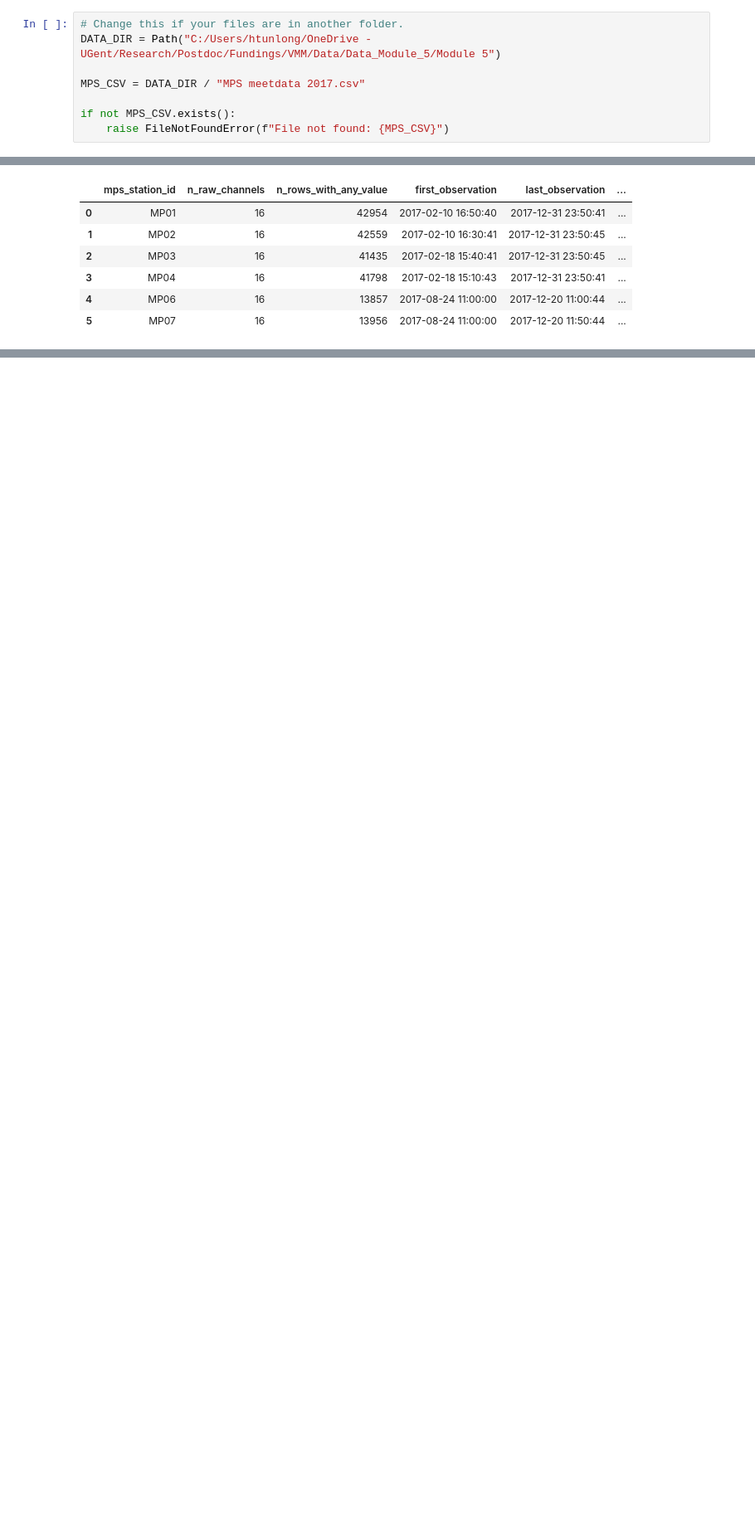
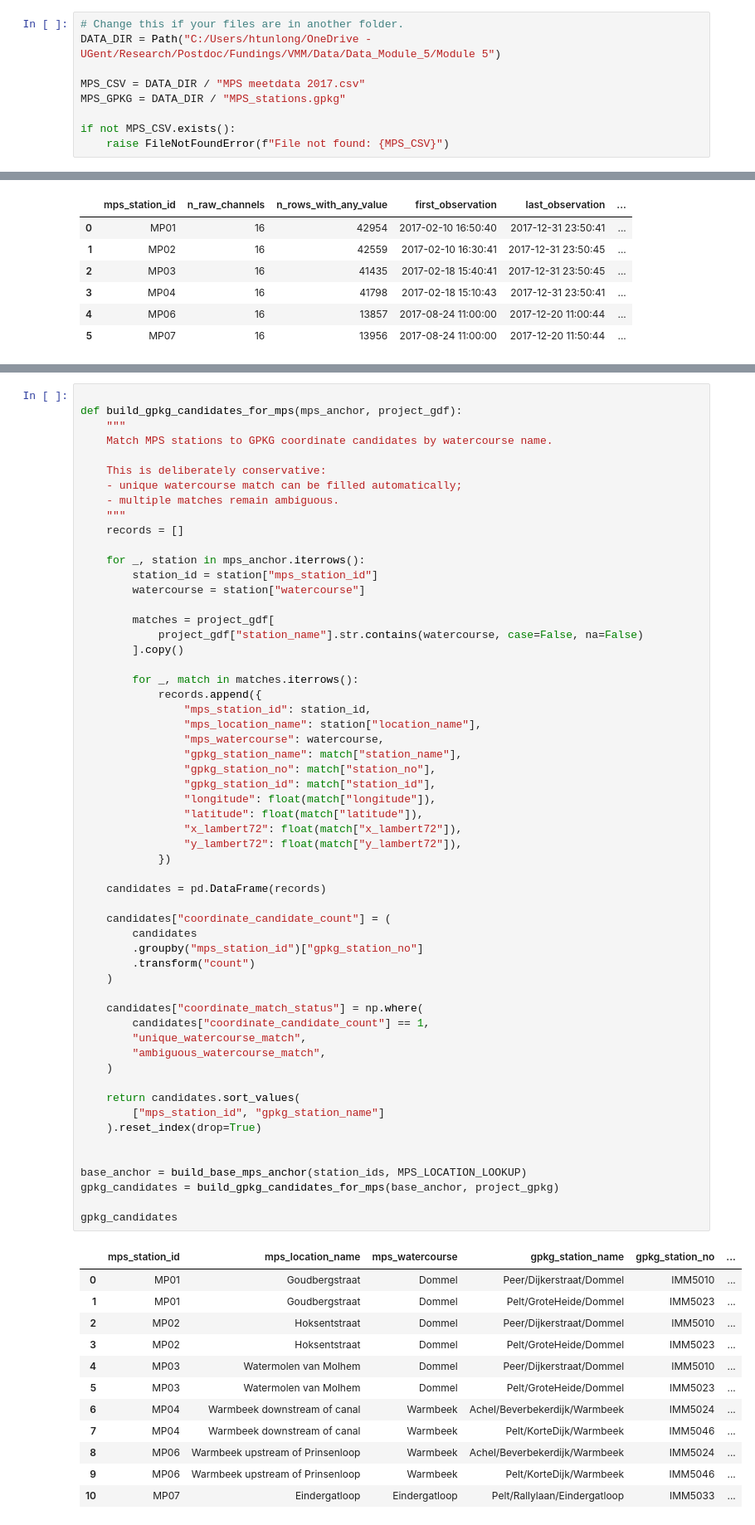
Before and after one commit to longhotuan/DT, a Jupyter notebook: MPS_based_spatial_analysis.ipynb, the cells around one changed output, grey strips where cells are left out. Shown at 83% size. Saved outputs shown, nothing was run; the diff lists cells and outputs as text; blank space fills up the shorter version.

```diff
--- a/MPS_based_spatial_analysis.ipynb
+++ b/MPS_based_spatial_analysis.ipynb
@@ -10,6 +11,7 @@ import pandas as pd
 DATA_DIR = Path("C:/Users/htunlong/OneDrive - UGent/Research/Postdoc/Fundings/VMM/Data/Data_Module_5/Module 5")
 
 MPS_CSV = DATA_DIR / "MPS meetdata 2017.csv"
+MPS_GPKG = DATA_DIR / "MPS_stations.gpkg"
 
 if not MPS_CSV.exists():
     raise FileNotFoundError(f"File not found: {MPS_CSV}")
@@ -326,3 +329,73 @@ mps_anchor
+# %%
+
+def build_gpkg_candidates_for_mps(mps_anchor, project_gdf):
+    """
+    Match MPS stations to GPKG coordinate candidates by watercourse name.
+
+    This is deliberately conservative:
+    - unique watercourse match can be filled automatically;
+    - multiple matches remain ambiguous.
+    """
+    records = []
+
+    for _, station in mps_anchor.iterrows():
+        station_id = station["mps_station_id"]
+        watercourse = station["watercourse"]
+
+        matches = project_gdf[
+            project_gdf["station_name"].str.contains(watercourse, case=False, na=False)
+        ].copy()
+
+        for _, match in matches.iterrows():
+            records.append({
+                "mps_station_id": station_id,
+                "mps_location_name": station["location_name"],
+                "mps_watercourse": watercourse,
+                "gpkg_station_name": match["station_name"],
+                "gpkg_station_no": match["station_no"],
+                "gpkg_station_id": match["station_id"],
+                "longitude": float(match["longitude"]),
+                "latitude": float(match["latitude"]),
+                "x_lambert72": float(match["x_lambert72"]),
+                "y_lambert72": float(match["y_lambert72"]),
+            })
+
+    candidates = pd.DataFrame(records)
+
+    candidates["coordinate_candidate_count"] = (
+        candidates
+        .groupby("mps_station_id")["gpkg_station_no"]
+        .transform("count")
+    )
+
+    candidates["coordinate_match_status"] = np.where(
+        candidates["coordinate_candidate_count"] == 1,
+        "unique_watercourse_match",
+        "ambiguous_watercourse_match",
+    )
+
+    return candidates.sort_values(
+        ["mps_station_id", "gpkg_station_name"]
+    ).reset_index(drop=True)
+
+
+base_anchor = build_base_mps_anchor(station_ids, MPS_LOCATION_LOOKUP)
+gpkg_candidates = build_gpkg_candidates_for_mps(base_anchor, project_gpkg)
+
+gpkg_candidates
+# %% [output]
+|  | mps_station_id | mps_location_name | mps_watercourse | gpkg_station_name | gpkg_station_no | ... |
+| 0 | MP01 | Goudbergstraat | Dommel | Peer/Dijkerstraat/Dommel | IMM5010 | ... |
+| 1 | MP01 | Goudbergstraat | Dommel | Pelt/GroteHeide/Dommel | IMM5023 | ... |
+| 2 | MP02 | Hoksentstraat | Dommel | Peer/Dijkerstraat/Dommel | IMM5010 | ... |
+| 3 | MP02 | Hoksentstraat | Dommel | Pelt/GroteHeide/Dommel | IMM5023 | ... |
+| 4 | MP03 | Watermolen van Molhem | Dommel | Peer/Dijkerstraat/Dommel | IMM5010 | ... |
+| 5 | MP03 | Watermolen van Molhem | Dommel | Pelt/GroteHeide/Dommel | IMM5023 | ... |
+| 6 | MP04 | Warmbeek downstream of canal | Warmbeek | Achel/Beverbekerdijk/Warmbeek | IMM5024 | ... |
+| 7 | MP04 | Warmbeek downstream of canal | Warmbeek | Pelt/KorteDijk/Warmbeek | IMM5046 | ... |
+| 8 | MP06 | Warmbeek upstream of Prinsenloop | Warmbeek | Achel/Beverbekerdijk/Warmbeek | IMM5024 | ... |
+| 9 | MP06 | Warmbeek upstream of Prinsenloop | Warmbeek | Pelt/KorteDijk/Warmbeek | IMM5046 | ... |
+| 10 | MP07 | Eindergatloop | Eindergatloop | Pelt/Rallylaan/Eindergatloop | IMM5033 | ... |
 # %%
 # Save the Step 1 output
 
```
Also changed, not shown: parts of 6 cells of this notebook, 1 other file.
